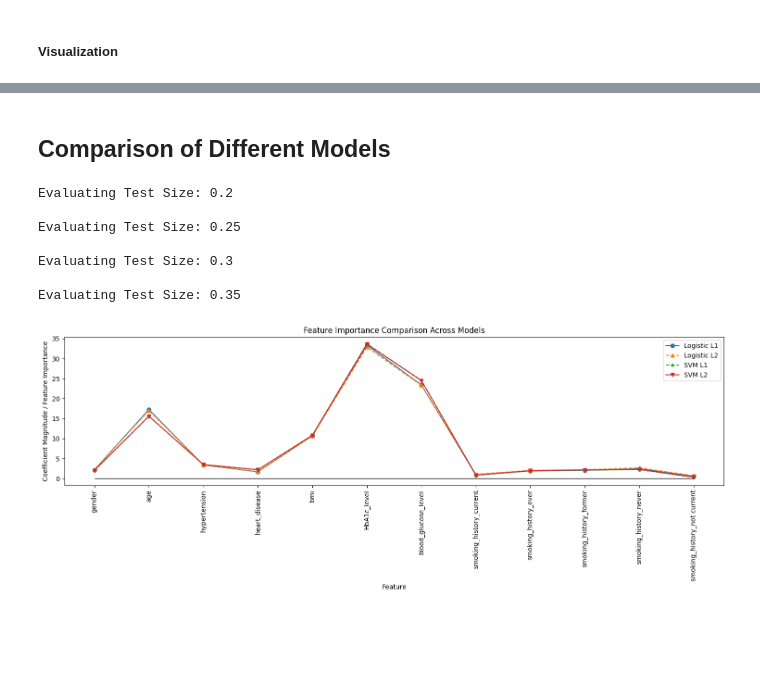
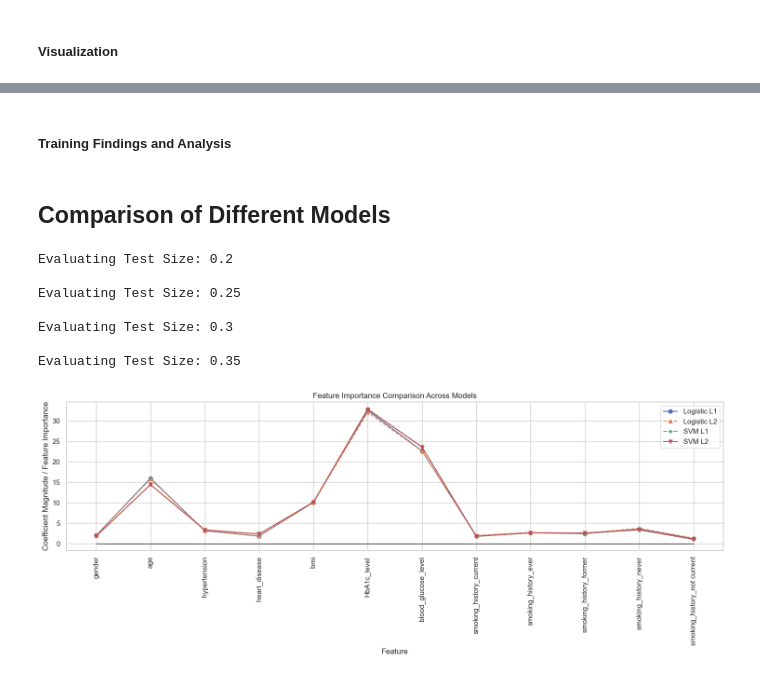
Before and after one commit to npesaras/exploratory-data-analysis, a Jupyter notebook: src/diabetes-prediction.ipynb, the cells around one changed output, grey strips where cells are left out. Cells and saved outputs as stored; diff of their text form; code cells hidden in the pictures; blank space fills up the shorter version.

```diff
--- a/src/diabetes-prediction.ipynb
+++ b/src/diabetes-prediction.ipynb
@@ -427,0 +409,5 @@ In this section, we will train our model based from this order:
+# %%
+# Define ranges
+test_sizes = [0.2, 0.25, 0.3, 0.35]
+random_states = range(1, 31)
+neighbors_range = range(1, 31)
@@ -434,7 +645,7 @@ In this section, we will train our model based from this order:
 # %%
 
 test_sizes = [0.2, 0.25, 0.3, 0.35]
-random_states = range(0, 2)  # 31 random states (0-50)
+random_states = range(1, 31)  # 31 random states (0-50)
 C_values = [0.001, 0.01, 0.1, 1, 10, 100]
 # %% [markdown]
 ##### Training the Model
@@ -1506,9 +2059,11 @@ SVM L1 Feature Importance (sorted by importance):
+# %% [markdown]
+##### Training Findings and Analysis
 # %% [markdown]
 ## Comparison of Different Models
 # %%
 # Test sizes and random states to evaluate the models
 test_sizes = [0.2, 0.25, 0.3, 0.35]
-random_states = range(0, 2) # Changed to 31 for more iterations
+random_states = range(0, 51)
 
 # Initialize lists to store results for feature importance
 log_l1_importance_percent_list = []
@@ -1600,32 +2155,32 @@ plt.figure(figsize=(15, 6))
 
 # Plot feature importance for each model with different markers and line styles
 plt.plot(importance_df['Logistic_L1'], '-o', label="Logistic L1", markersize=6)
 plt.plot(importance_df['Logistic_L2'], '--^', label="Logistic L2", markersize=6)
 plt.plot(importance_df['SVM_L1'], '--*', label="SVM L1", markersize=6)
 plt.plot(importance_df['SVM_L2'], '-v', label="SVM L2", markersize=6)
 
 # Set feature names on the x-axis
 plt.xticks(range(len(feature_names)), feature_names, rotation=90)
 
 # Add horizontal line at y=0 (this can show the baseline for positive/negative importance)
 plt.hlines(0, 0, len(feature_names)-1, colors='black', linewidth=1)
 
 # Labels and title
 plt.xlabel("Feature")
 plt.ylabel("Coefficient Magnitude / Feature Importance")
 plt.title("Feature Importance Comparison Across Models")
 plt.legend()
 
 # Show the plot
 plt.tight_layout()
 plt.show()
 # %% [output]
 Evaluating Test Size: 0.2
 
 Evaluating Test Size: 0.25
 
 Evaluating Test Size: 0.3
 
 Evaluating Test Size: 0.35
-[figure, old version]
+[figure, new version]
 # %%
```
Also changed, not shown: parts of 43 cells of this notebook, 1 other file.
